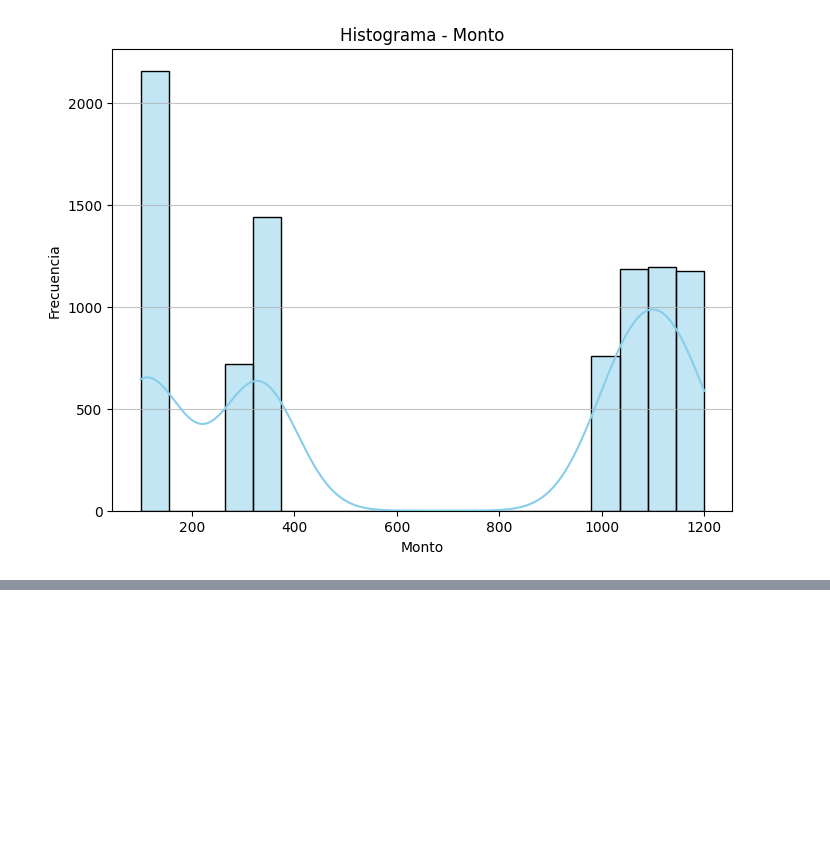
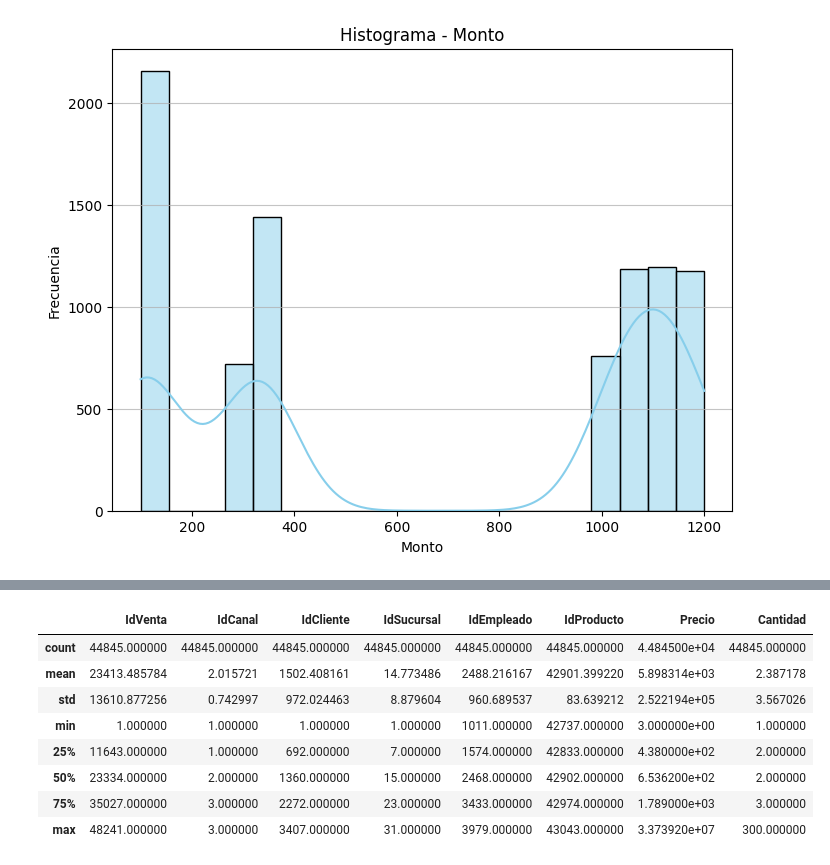
Before and after one commit to diegomaneyro/Dashboards, a Jupyter notebook: scripts/eda.ipynb, the cells around one changed output, grey strips where cells are left out. Drawn from its saved outputs; the diff is of its cells as text; code cells hidden in the pictures; blank space fills up the shorter version.

```diff
--- a/scripts/eda.ipynb
+++ b/scripts/eda.ipynb
@@ -331,0 +256,12 @@ plt.show()
+# %%
+venta.describe()
+# %% [output]
+|  | IdVenta | IdCanal | IdCliente | IdSucursal | IdEmpleado | IdProducto | Precio | Cantidad |
+| count | 44845.000000 | 44845.000000 | 44845.000000 | 44845.000000 | 44845.000000 | 44845.000000 | 4.484500e+04 | 44845.000000 |
+| mean | 23413.485784 | 2.015721 | 1502.408161 | 14.773486 | 2488.216167 | 42901.399220 | 5.898314e+03 | 2.387178 |
+| std | 13610.877256 | 0.742997 | 972.024463 | 8.879604 | 960.689537 | 83.639212 | 2.522194e+05 | 3.567026 |
+| min | 1.000000 | 1.000000 | 1.000000 | 1.000000 | 1011.000000 | 42737.000000 | 3.000000e+00 | 1.000000 |
+| 25% | 11643.000000 | 1.000000 | 692.000000 | 7.000000 | 1574.000000 | 42833.000000 | 4.380000e+02 | 2.000000 |
+| 50% | 23334.000000 | 2.000000 | 1360.000000 | 15.000000 | 2468.000000 | 42902.000000 | 6.536200e+02 | 2.000000 |
+| 75% | 35027.000000 | 3.000000 | 2272.000000 | 23.000000 | 3433.000000 | 42974.000000 | 1.789000e+03 | 3.000000 |
+| max | 48241.000000 | 3.000000 | 3407.000000 | 31.000000 | 3979.000000 | 43043.000000 | 3.373920e+07 | 300.000000 |
```
Also changed, not shown: parts of 17 cells of this notebook.
